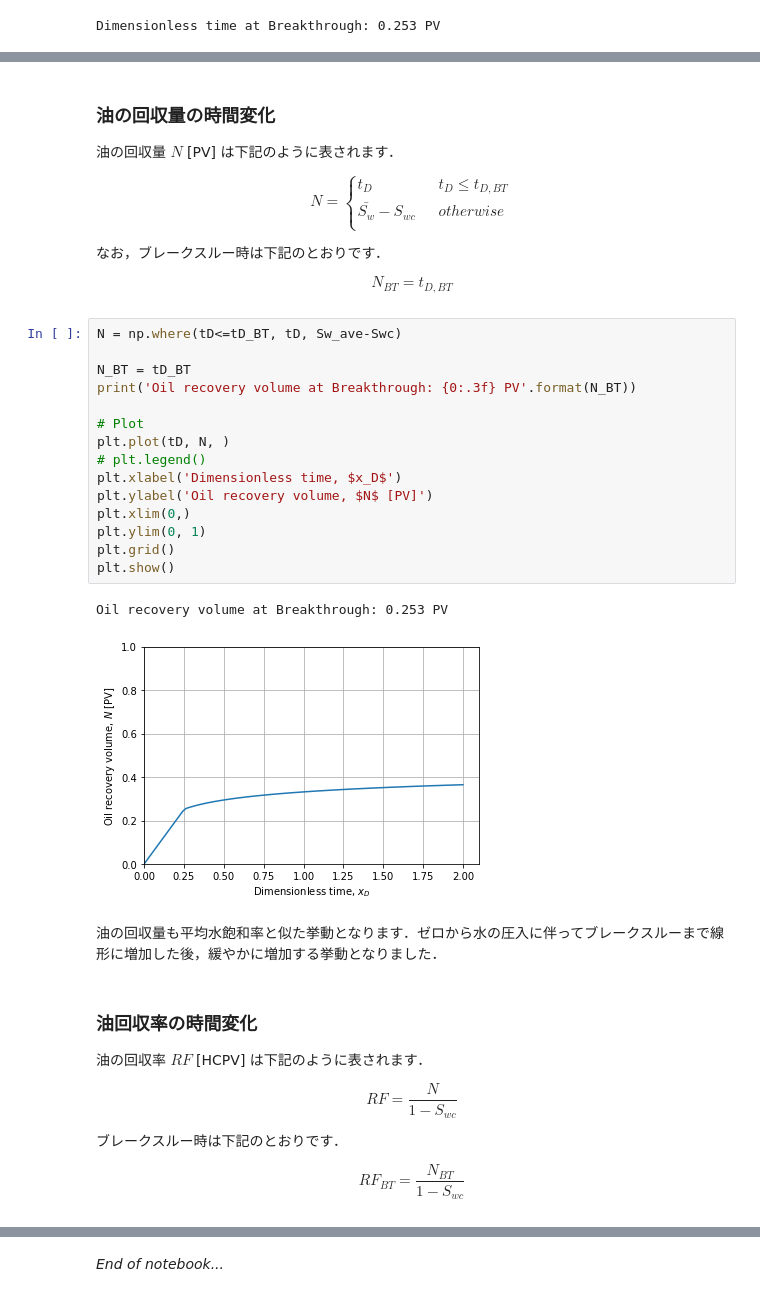
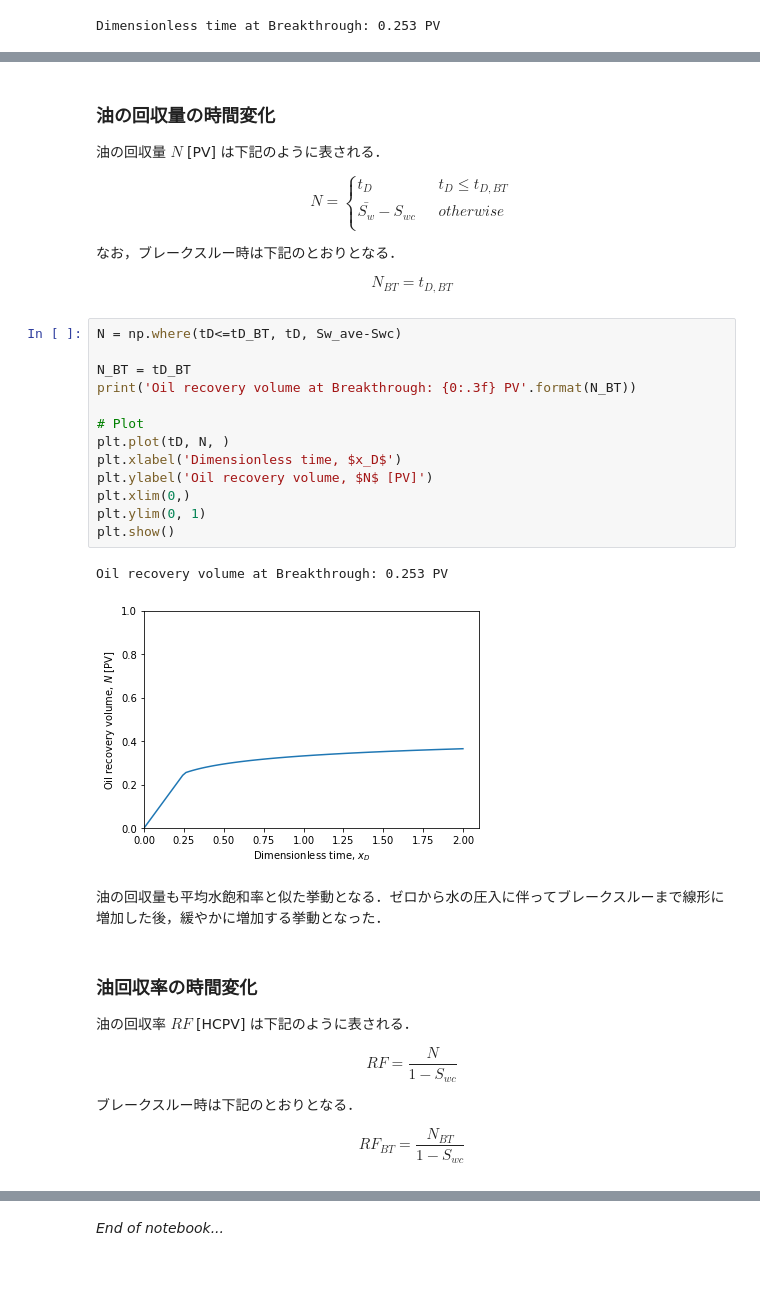
Before and after one commit to mayuneko-re/notebook, a Jupyter notebook: colab/Buckley_Leverett_Basic.ipynb, the cells around one changed output, grey strips where cells are left out. Cells and saved outputs as stored; diff of their text form.

```diff
--- a/colab/Buckley_Leverett_Basic.ipynb
+++ b/colab/Buckley_Leverett_Basic.ipynb
@@ -291,7 +278,7 @@ plt.show()
 # %% [markdown]
 ### 油の回収量の時間変化
 
-油の回収量 $N$ [PV] は下記のように表されます．
+油の回収量 $N$ [PV] は下記のように表される．
 
 $$
 N =
@@ -301,39 +288,37 @@ N =
         \end{cases}
 $$
 
-なお，ブレークスルー時は下記のとおりです．
+なお，ブレークスルー時は下記のとおりとなる．
 
 $$N_{BT} =  t_{D, BT} $$
 # %%
 N = np.where(tD<=tD_BT, tD, Sw_ave-Swc)
 
 N_BT = tD_BT
 print('Oil recovery volume at Breakthrough: {0:.3f} PV'.format(N_BT))
 
 # Plot
 plt.plot(tD, N, )
-# plt.legend()
 plt.xlabel('Dimensionless time, $x_D$')
 plt.ylabel('Oil recovery volume, $N$ [PV]')
 plt.xlim(0,)
 plt.ylim(0, 1)
-plt.grid()
 plt.show()
 # %% [output]
 Oil recovery volume at Breakthrough: 0.253 PV
-[figure, old version]
+[figure, new version]
-# %% [markdown]
-油の回収量も平均水飽和率と似た挙動となります．ゼロから水の圧入に伴ってブレークスルーまで線形に増加した後，緩やかに増加する挙動となりました．
+# %% [markdown]
+油の回収量も平均水飽和率と似た挙動となる．ゼロから水の圧入に伴ってブレークスルーまで線形に増加した後，緩やかに増加する挙動となった．
 # %% [markdown]
 ### 油回収率の時間変化
 
-油の回収率 $RF$ [HCPV] は下記のように表されます．
+油の回収率 $RF$ [HCPV] は下記のように表される．
 
 $$
 {RF} = \frac{N}{1-S_{wc}}
 $$
 
-ブレークスルー時は下記のとおりです．
+ブレークスルー時は下記のとおりとなる．
 
 $$
 {RF}_{BT} = \frac{N_{BT}}{1-S_{wc}}
```
Also changed, not shown: parts of 24 cells of this notebook.
